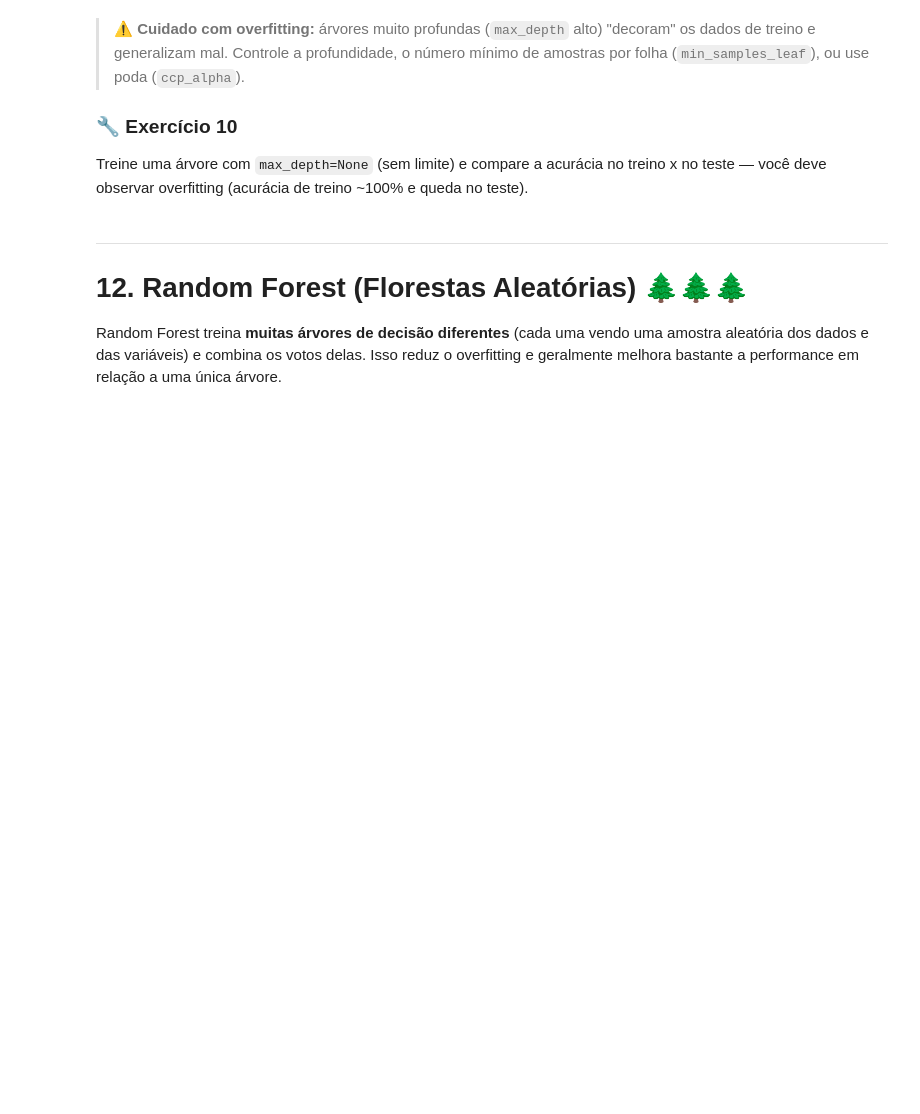
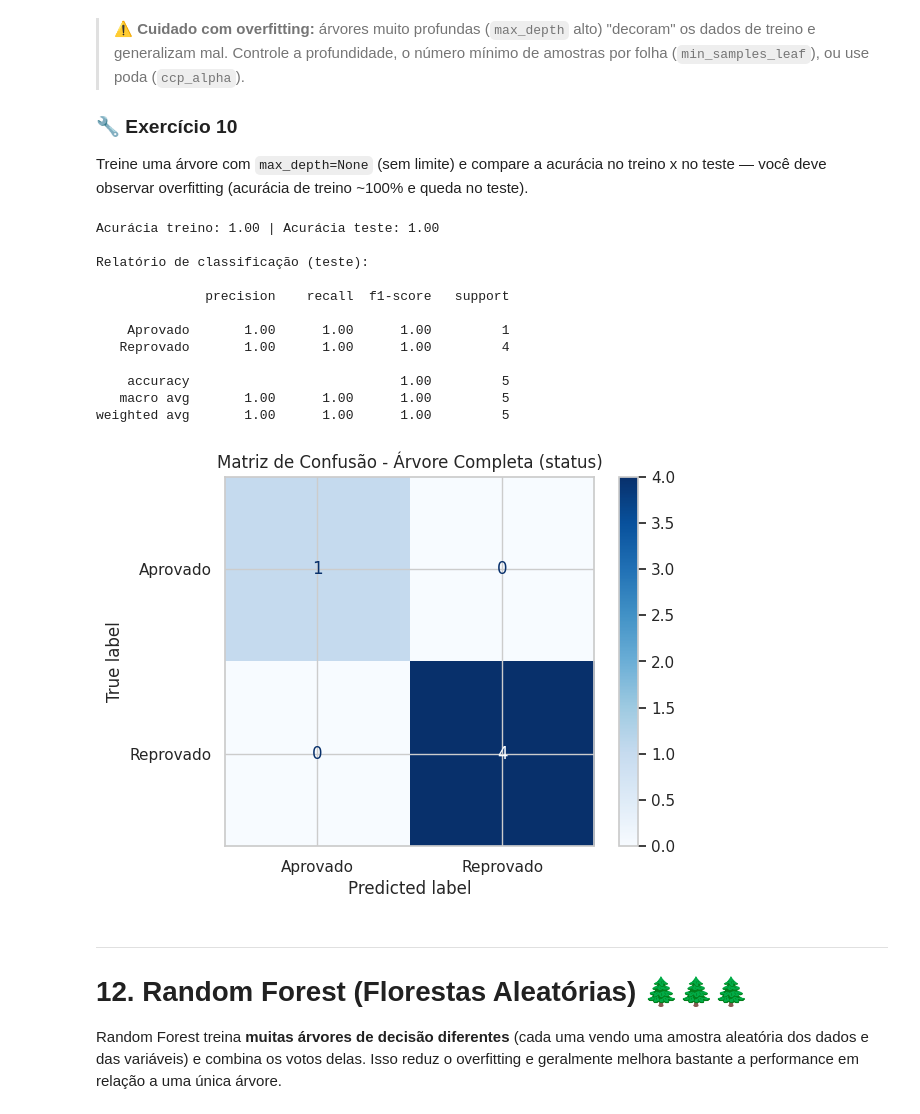
Before and after one commit to estathifisco/estathifisco.github.io, a Jupyter notebook: aula_python_ciencia_de_dados_v1p_pynb.ipynb, the cells around one changed output. Drawn from its saved outputs; the diff is of its cells as text; code cells hidden in the pictures; blank space fills up the shorter version.

```diff
--- a/aula_python_ciencia_de_dados_v1p_pynb.ipynb
+++ b/aula_python_ciencia_de_dados_v1p_pynb.ipynb
@@ -1162,10 +1299,36 @@ Treine uma árvore com `max_depth=None` (sem limite) e compare a acurácia no tr
 # %%
 arvore_full = DecisionTreeClassifier(random_state=42)
 arvore_full.fit(X_train, y_train)
 
-acc_treino = accuracy_score(y_train, arvore_full.predict(X_train))
-acc_teste = accuracy_score(y_test, arvore_full.predict(X_test))
+y_pred_treino = arvore_full.predict(X_train)
+y_pred_teste = arvore_full.predict(X_test)
+
+acc_treino = accuracy_score(y_train, y_pred_treino)
+acc_teste = accuracy_score(y_test, y_pred_teste)
 print(f"Acurácia treino: {acc_treino:.2f} | Acurácia teste: {acc_teste:.2f}")
+
+print("\nRelatório de classificação (teste):\n")
+print(classification_report(y_test, y_pred_teste, zero_division=0))
+
+cm = confusion_matrix(y_test, y_pred_teste, labels=arvore_full.classes_)
+disp = ConfusionMatrixDisplay(confusion_matrix=cm, display_labels=arvore_full.classes_)
+disp.plot(cmap="Blues", values_format="d")
+plt.title("Matriz de Confusão - Árvore Completa (status)")
+plt.show()
+# %% [output]
+Acurácia treino: 1.00 | Acurácia teste: 1.00
+
+Relatório de classificação (teste):
+
+              precision    recall  f1-score   support
+
+    Aprovado       1.00      1.00      1.00         1
+   Reprovado       1.00      1.00      1.00         4
+
+    accuracy                           1.00         5
+   macro avg       1.00      1.00      1.00         5
+weighted avg       1.00      1.00      1.00         5
+[figure, added]
 # %% [markdown]
 ---
 <a name="parte12"></a>
```
Also changed, not shown: parts of 24 cells of this notebook.
